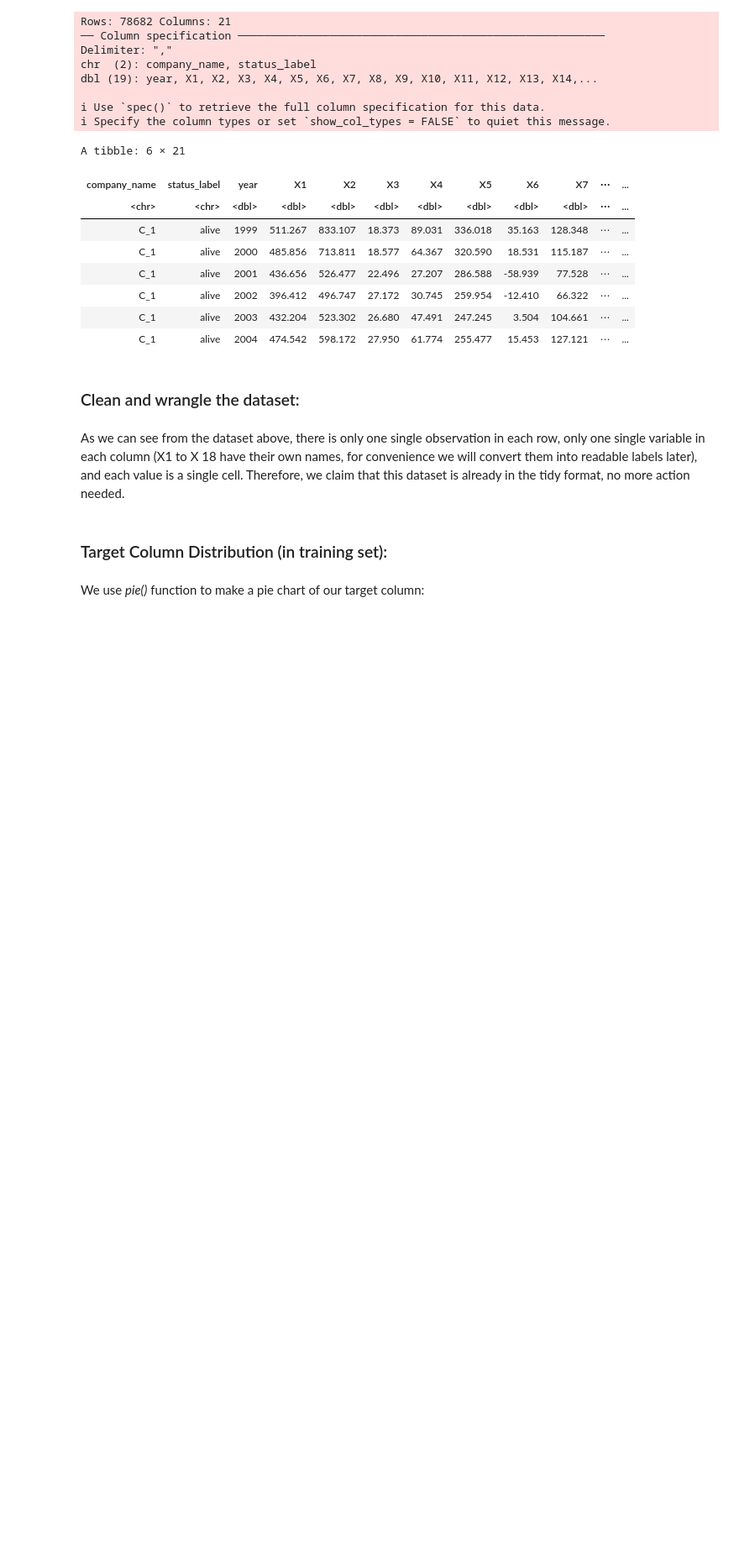
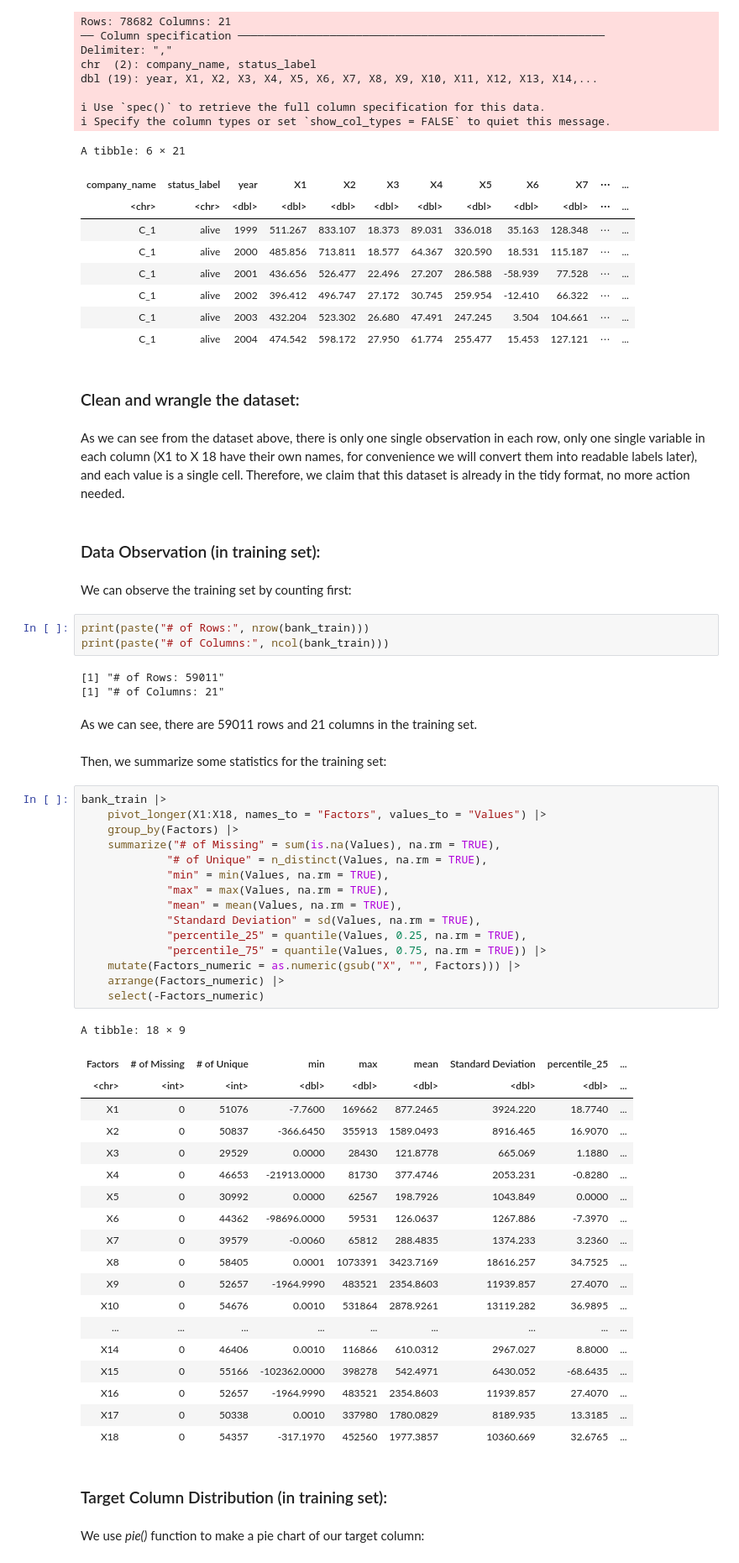
Before and after one commit to 4ugenstern/DSCI-100-GroupProject, a Jupyter notebook: Draft.ipynb, the cells around one changed output. Shown at 84% size. Drawn from its saved outputs; the diff is of its cells as text; blank space fills up the shorter version.

```diff
--- a/Draft.ipynb
+++ b/Draft.ipynb
@@ -78,6 +78,55 @@ A tibble: 6 × 21
 ### Clean and wrangle the dataset:
 # %% [markdown]
 As we can see from the dataset above, there is only one single observation in each row, only one single variable in each column (X1 to X 18 have their own names, for convenience we will convert them into readable labels later), and each value is a single cell. Therefore, we claim that this dataset is already in the tidy format, no more action needed.
+# %% [markdown]
+### Data Observation (in training set):
+# %% [markdown]
+We can observe the training set by counting first:
+# %%
+print(paste("# of Rows:", nrow(bank_train)))
+print(paste("# of Columns:", ncol(bank_train)))
+# %% [output]
+[1] "# of Rows: 59011"
+[1] "# of Columns: 21"
+# %% [markdown]
+As we can see, there are 59011 rows and 21 columns in the training set.
+# %% [markdown]
+Then, we summarize some statistics for the training set:
+# %%
+bank_train |>
+    pivot_longer(X1:X18, names_to = "Factors", values_to = "Values") |>
+    group_by(Factors) |>
+    summarize("# of Missing" = sum(is.na(Values), na.rm = TRUE),
+             "# of Unique" = n_distinct(Values, na.rm = TRUE),
+             "min" = min(Values, na.rm = TRUE),
+             "max" = max(Values, na.rm = TRUE),
+             "mean" = mean(Values, na.rm = TRUE),
+             "Standard Deviation" = sd(Values, na.rm = TRUE),
+             "percentile_25" = quantile(Values, 0.25, na.rm = TRUE),
+             "percentile_75" = quantile(Values, 0.75, na.rm = TRUE)) |>
+    mutate(Factors_numeric = as.numeric(gsub("X", "", Factors))) |>
+    arrange(Factors_numeric) |>
+    select(-Factors_numeric)
+# %% [output]
+A tibble: 18 × 9
+| Factors | # of Missing | # of Unique | min | max | mean | Standard Deviation | percentile_25 | ... |
+| <chr> | <int> | <int> | <dbl> | <dbl> | <dbl> | <dbl> | <dbl> | ... |
+| X1 | 0 | 51076 | -7.7600 | 169662 | 877.2465 | 3924.220 | 18.7740 | ... |
+| X2 | 0 | 50837 | -366.6450 | 355913 | 1589.0493 | 8916.465 | 16.9070 | ... |
+| X3 | 0 | 29529 | 0.0000 | 28430 | 121.8778 | 665.069 | 1.1880 | ... |
+| X4 | 0 | 46653 | -21913.0000 | 81730 | 377.4746 | 2053.231 | -0.8280 | ... |
+| X5 | 0 | 30992 | 0.0000 | 62567 | 198.7926 | 1043.849 | 0.0000 | ... |
+| X6 | 0 | 44362 | -98696.0000 | 59531 | 126.0637 | 1267.886 | -7.3970 | ... |
+| X7 | 0 | 39579 | -0.0060 | 65812 | 288.4835 | 1374.233 | 3.2360 | ... |
+| X8 | 0 | 58405 | 0.0001 | 1073391 | 3423.7169 | 18616.257 | 34.7525 | ... |
+| X9 | 0 | 52657 | -1964.9990 | 483521 | 2354.8603 | 11939.857 | 27.4070 | ... |
+| X10 | 0 | 54676 | 0.0010 | 531864 | 2878.9261 | 13119.282 | 36.9895 | ... |
+| ... | ... | ... | ... | ... | ... | ... | ... | ... |
+| X14 | 0 | 46406 | 0.0010 | 116866 | 610.0312 | 2967.027 | 8.8000 | ... |
+| X15 | 0 | 55166 | -102362.0000 | 398278 | 542.4971 | 6430.052 | -68.6435 | ... |
+| X16 | 0 | 52657 | -1964.9990 | 483521 | 2354.8603 | 11939.857 | 27.4070 | ... |
+| X17 | 0 | 50338 | 0.0010 | 337980 | 1780.0829 | 8189.935 | 13.3185 | ... |
+| X18 | 0 | 54357 | -317.1970 | 452560 | 1977.3857 | 10360.669 | 32.6765 | ... |
 # %% [markdown]
 ### Target Column Distribution (in training set):
 # %% [markdown]
```
Also changed, not shown: parts of 4 cells of this notebook.
